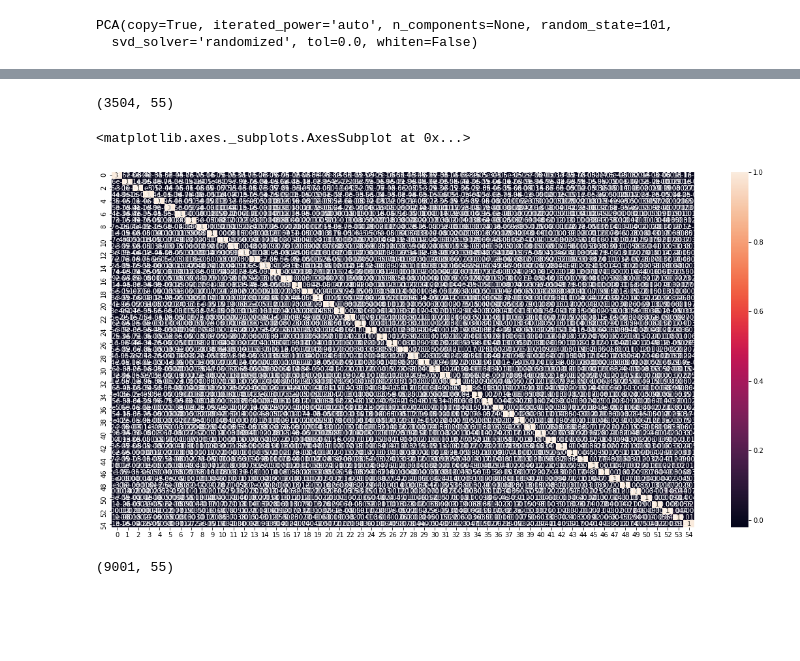
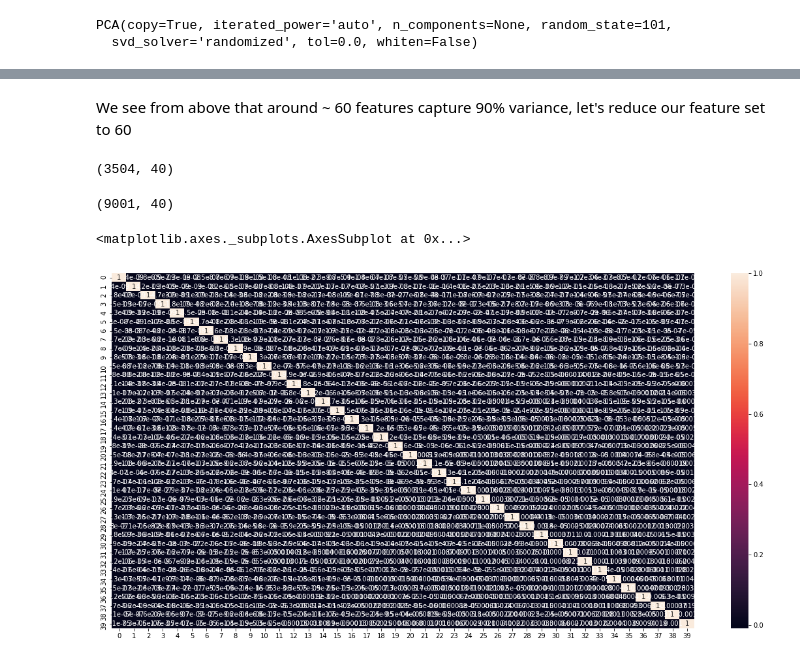
Before and after one commit to saad1504/Telecom_Churn_Case_Study, a Jupyter notebook: Telecom_Churn_Modelling_VM.ipynb, the cells around one changed output, grey strips where cells are left out. Drawn from its saved outputs; the diff is of its cells as text; code cells hidden in the pictures; blank space fills up the shorter version.

```diff
--- a/Telecom_Churn_Modelling_VM.ipynb
+++ b/Telecom_Churn_Modelling_VM.ipynb
@@ -1273,3 +1363,10 @@ y_mju = df_train_majority_undersampled.churn
+# %%
+# create majority class undersampled data frame from training data
+df_train_mju = MajorityClassUnderSampler(X_train,y_train)
+
+# extract features and labels
+X_mju = df_train_mju.drop('churn',axis=1)
+y_mju = df_train_mju.churn
 # %%
 lsr = LogisticRegression()
 lsr.fit(X_sm,y_sm)
@@ -1304,0 +1392,26 @@ AUC Score:  0.824823639488
+# %%
+sensitivity_avg = 0
+specificity_avg = 0
+auc_score_avg = 0
+precision_avg = 0
+
+for i in range(0,10):
+    #rus = RandomUnderSampler()
+    #X_rs, y_rs = rus.fit_sample(X_train, y_train)
+    df_train_mju = MajorityClassUnderSampler(X_train,y_train)
+    # extract features and labels
+    X_mju = df_train_mju.drop('churn',axis=1)
+    y_mju = df_train_mju.churn
+    lsr = LogisticRegression()
+    lsr.fit(X_mju,y_mju)
+    #lsr.fit(X_rs,y_rs)
+    y_pred = lsr.predict(X_test)
+    cp = confusion_matrix(y_test,y_pred)
+    sensitivity = cp[1,1]/(cp[1,0]+cp[1,1])
+    specificity =  cp[0,0]/(cp[0,1]+cp[0,0])
+    precision = cp[1,1]/(cp[0,1]+cp[1,1])
+    auc_score = roc_auc_score(y_test,y_pred)
+    sensitivity_avg = sensitivity_avg + sensitivity
+    specificity_avg = specificity_avg+ specificity
+    auc_score_avg = auc_score_avg + auc_score
+    precision_avg = precision_avg + precision
@@ -1364,28 +1466,30 @@ plt.show()
+# %% [markdown]
+We see from above that around ~ 60 features capture 90% variance, let's reduce our feature set to 60
 # %%
 #Using incremental PCA for efficiency - saves a lot of time on larger datasets
 from sklearn.decomposition import IncrementalPCA
-pca_final = IncrementalPCA(n_components=55)
+pca_final = IncrementalPCA(n_components=40)
 # %%
-#df_train_pca = pca_final.fit_transform(X_sm)
-df_train_pca = pca_final.fit_transform(X_mju)
-df_train_pca.shape
+X_train_pca = pca_final.fit_transform(X_mju)
+
+X_train_pca.shape
 # %% [output]
-(3504, 55)
+(3504, 40)
+# %%
+X_test_pca = pca_final.transform(X_test)
+X_test_pca.shape
+# %% [output]
+(9001, 40)
 # %%
 #creating correlation matrix for the principal components
-corrmat = np.corrcoef(df_train_pca.transpose())
+corrmat = np.corrcoef(X_train_pca.transpose())
 
 #plotting the correlation matrix
 %matplotlib inline
 plt.figure(figsize = (20,10))
 sns.heatmap(corrmat,annot = True)
 # %% [output]
 <matplotlib.axes._subplots.AxesSubplot at 0x...>
-[figure, old version]
+[figure, new version]
-# %%
-df_test_pca = pca_final.transform(X_test)
-df_test_pca.shape
-# %% [output]
-(9001, 55)
 # %%
 lr_pca = LogisticRegression()
```
Also changed, not shown: parts of 129 cells of this notebook.
